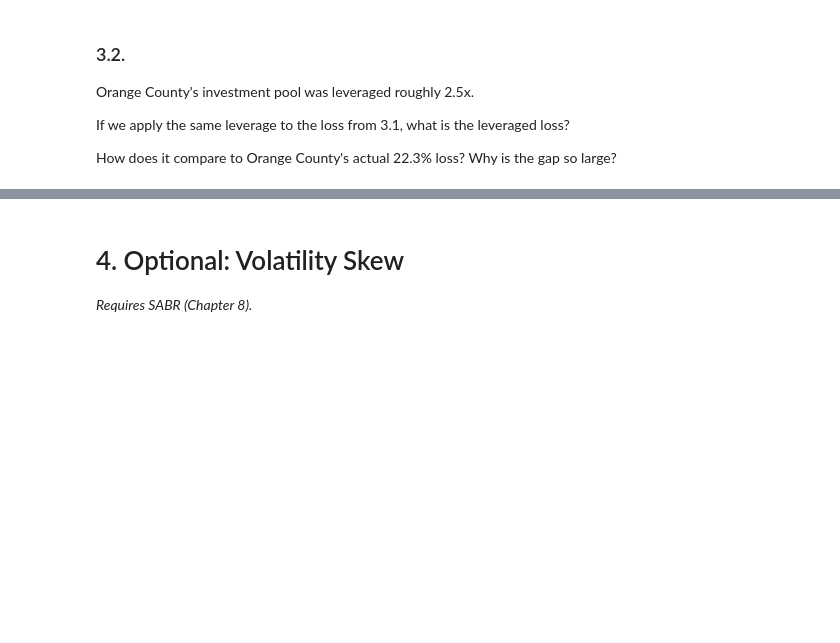
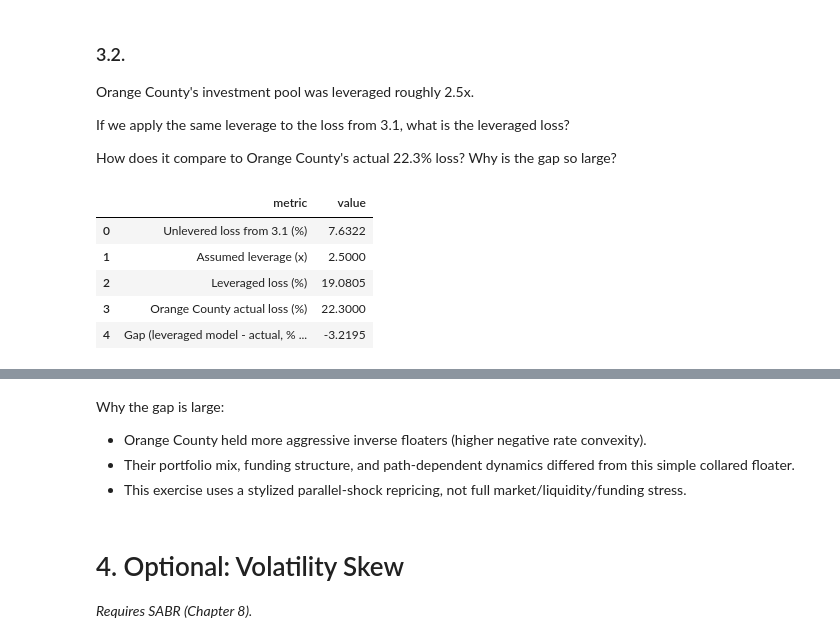
Before and after one commit to reecevdw/FINM-375-GROUP-A, a Jupyter notebook: hw2/C.7.1.%20Collared%20Floater.ipynb, the cells around one changed output, grey strips where cells are left out. Saved outputs shown, nothing was run; the diff lists cells and outputs as text; code cells hidden in the pictures; blank space fills up the shorter version.

```diff
--- a/hw2/C.7.1.%20Collared%20Floater.ipynb
+++ b/hw2/C.7.1.%20Collared%20Floater.ipynb
@@ -141,3 +521,50 @@ Orange County's investment pool was leveraged roughly 2.5x.
 If we apply the same leverage to the loss from 3.1, what is the leveraged loss?
 
 How does it compare to Orange County's actual 22.3% loss? Why is the gap so large?
+# %%
+# 3.2 Apply Orange County-style leverage (2.5x) to 3.1 loss
+LEVERAGE = 2.5
+ORANGE_COUNTY_LOSS_PCT = 22.3
+
+# Reuse 3.1 output if available; otherwise rebuild quickly
+if "loss_pct" not in globals():
+    shock_dec = 300.0 / 10000.0
+    if "pv_portfolio" in globals():
+        pv_base = float(pv_portfolio)
+    else:
+        pv_base = float(pv_floater + pv_floor - pv_cap)
+    pv_shocked = float(portfolio_value_from_shift(shock_dec))
+    loss_pct = 100.0 * (pv_base - pv_shocked) / pv_base
+
+leveraged_loss_pct = LEVERAGE * float(loss_pct)
+gap_pct_points = leveraged_loss_pct - ORANGE_COUNTY_LOSS_PCT
+
+res_32 = pd.DataFrame(
+    {
+        "metric": [
+            "Unlevered loss from 3.1 (%)",
+            "Assumed leverage (x)",
+            "Leveraged loss (%)",
+            "Orange County actual loss (%)",
+            "Gap (leveraged model - actual, % points)",
+        ],
+        "value": [
+            float(loss_pct),
+            LEVERAGE,
+            leveraged_loss_pct,
+            ORANGE_COUNTY_LOSS_PCT,
+            gap_pct_points,
+        ],
+    }
+)
+
+display(res_32.style.format({"value": "{:.4f}"}))
+
+print(f"Leveraged loss = {leveraged_loss_pct:.2f}% vs Orange County = {ORANGE_COUNTY_LOSS_PCT:.2f}%")
+# %% [output]
+|  | metric | value |
+| 0 | Unlevered loss from 3.1 (%) | 7.6322 |
+| 1 | Assumed leverage (x) | 2.5000 |
+| 2 | Leveraged loss (%) | 19.0805 |
+| 3 | Orange County actual loss (%) | 22.3000 |
+| 4 | Gap (leveraged model - actual, % ... | -3.2195 |
@@ -144,3 +572,8 @@ How does it compare to Orange County's actual 22.3% loss? Why is the gap so larg
+# %% [markdown]
+Why the gap is large:
+- Orange County held more aggressive inverse floaters (higher negative rate convexity).
+- Their portfolio mix, funding structure, and path-dependent dynamics differed from this simple collared floater.
+- This exercise uses a stylized parallel-shock repricing, not full market/liquidity/funding stress.
 # %% [markdown]
 # 4. Optional: Volatility Skew
 
```
Also changed, not shown: parts of 11 cells of this notebook.
